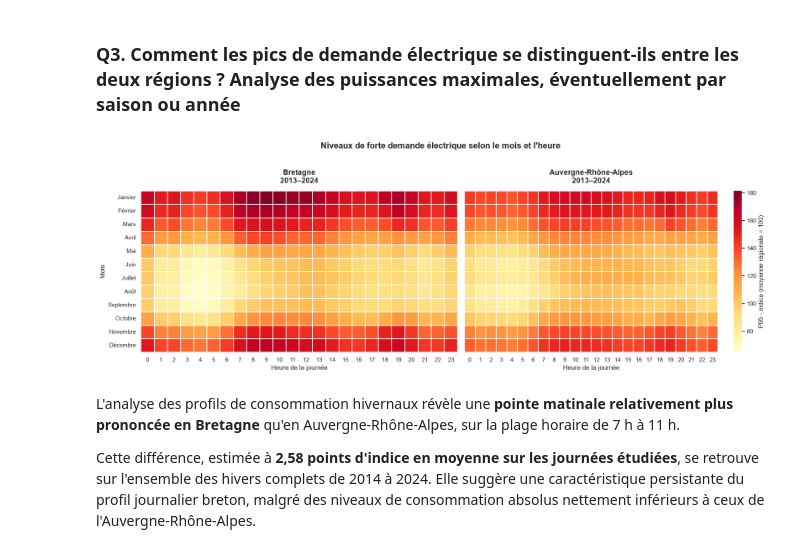
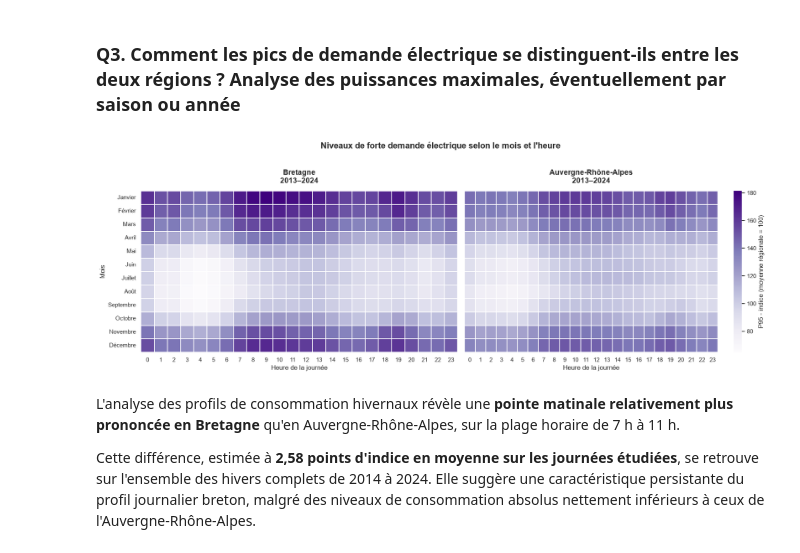
Before and after one commit to LIONPANJSHIR/rte-ille-et-vilaine-energy-analysis, a Jupyter notebook: scripts/notebooks/03_exploritory_analysis.ipynb, the cells around one changed output. Saved outputs shown, nothing was run; the diff lists cells and outputs as text; code cells hidden in the pictures.

```diff
--- a/scripts/notebooks/03_exploritory_analysis.ipynb
+++ b/scripts/notebooks/03_exploritory_analysis.ipynb
@@ -814,7 +816,7 @@ fig, ax = plt.subplots(1, 2, figsize=(18, 6), sharey=True)
 # Bretagne
 sns.heatmap(
     heatmap_bretagne,
-    cmap="YlOrRd",
+    cmap="Purples",
     linewidths=0.3,
     linecolor="white",
     vmin=vmin,
@@ -836,38 +838,38 @@ ax[0].set_yticklabels(list(Mois.values()), rotation=0)
 # Auvergne-Rhône-Alpes
 sns.heatmap(
     heatmap_auvergne,
-    cmap="YlOrRd",
+    cmap="Purples",
     linewidths=0.3,
     linecolor="white",
     vmin=vmin,
     vmax=vmax,
     cbar=True,
     cbar_kws={"label": "P95 - indice (moyenne régionale = 100)"},
     ax=ax[1],
 )
 
 ax[1].set_title(
     "Auvergne-Rhône-Alpes\n2013–2024",
     fontsize=14,
     fontweight="bold",
     pad=15,
 )
 ax[1].set_xlabel("Heure de la journée")
 ax[1].set_ylabel("")
 ax[1].set_yticklabels(list(Mois.values()), rotation=0)
 
 # Titre global
 fig.suptitle(
     "Niveaux de forte demande électrique selon le mois et l'heure",
     fontsize=16,
     fontweight="bold",
     y=1.02,
 )
 
 plt.tight_layout()
 plt.show()
 # %% [output]
-[figure, old version]
+[figure, new version]
 # %% [markdown]
 L'analyse des profils de consommation hivernaux révèle une **pointe matinale relativement plus prononcée en Bretagne** qu'en Auvergne-Rhône-Alpes, sur la plage horaire de 7 h à 11 h.
 
```
Also changed, not shown: parts of 1 cell of this notebook, 1 other file.
